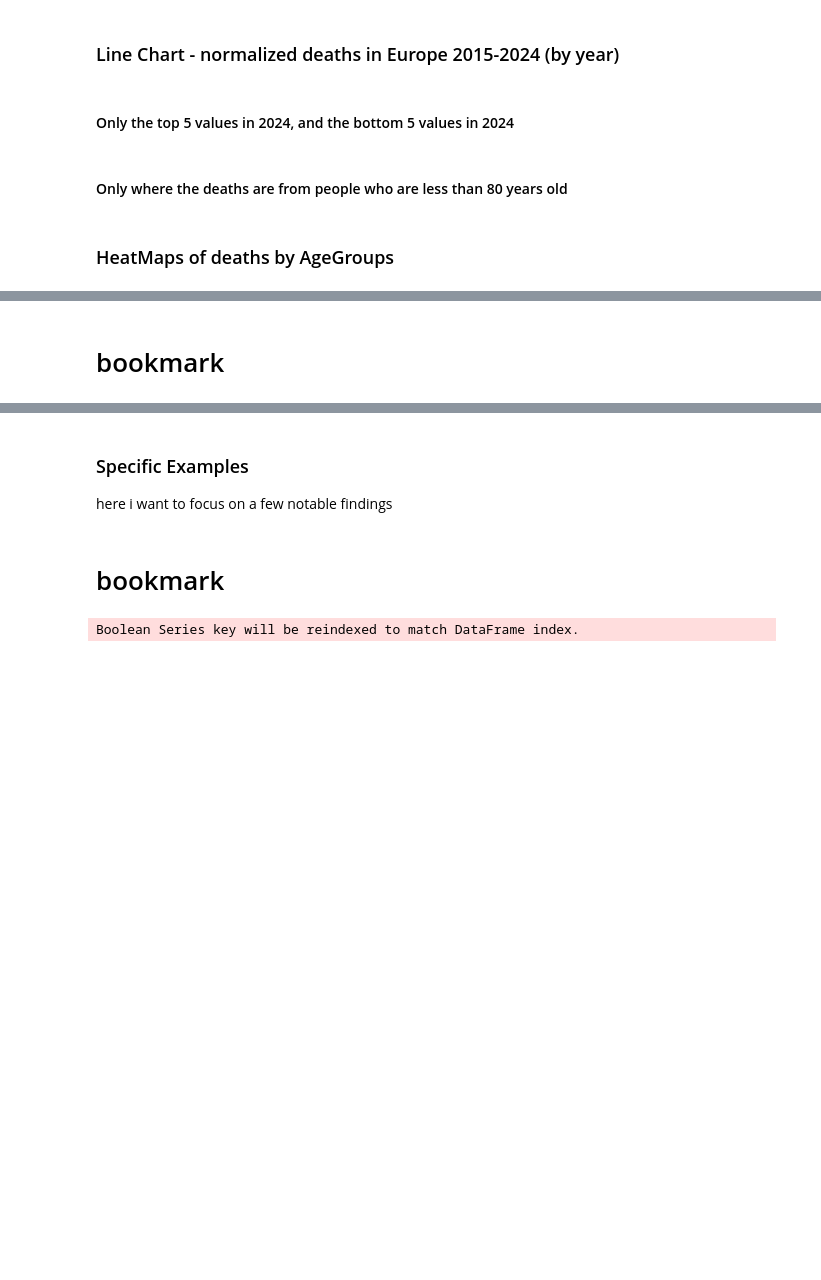
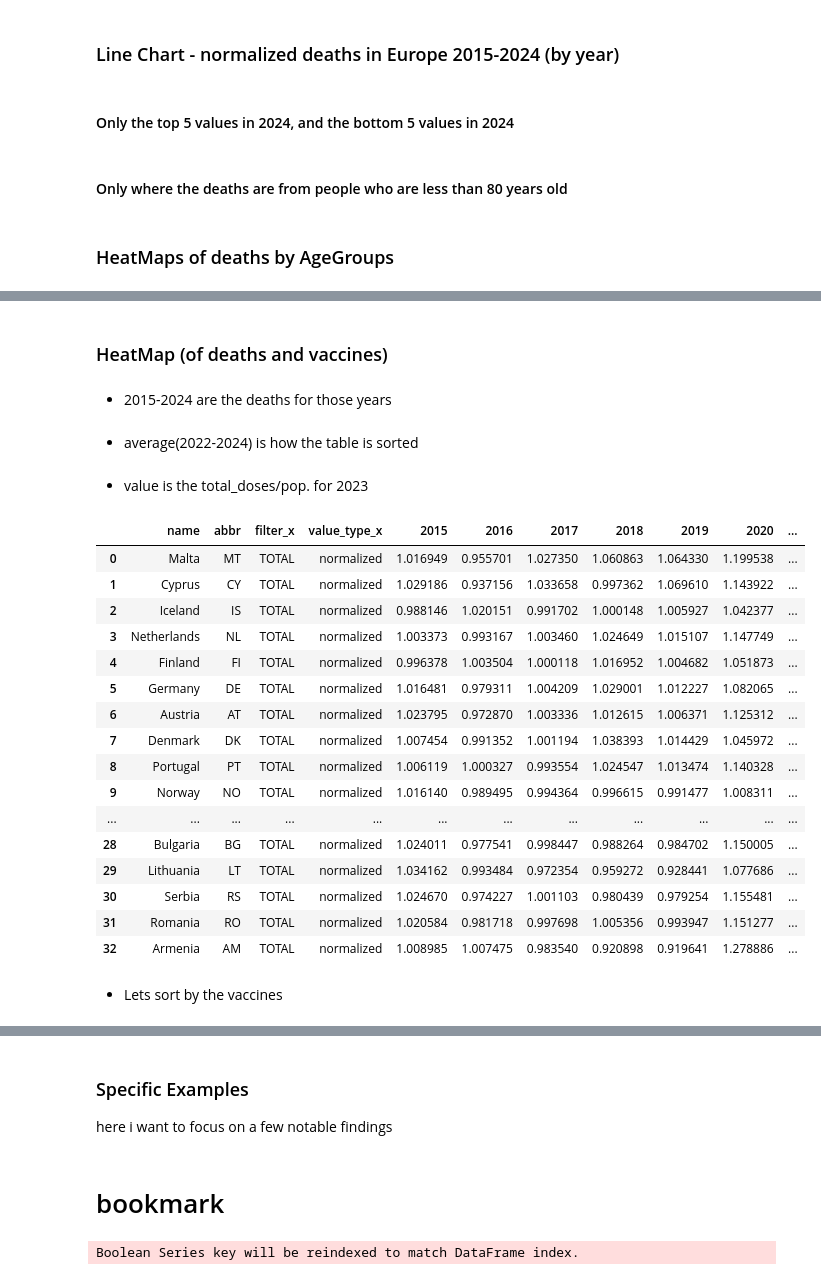
Before and after one commit to jgarza9788/Excess_Mortality_And_Vaccines_In_Europe, a Jupyter notebook: main.ipynb, the cells around one changed output, grey strips where cells are left out. Saved outputs shown, nothing was run; the diff lists cells and outputs as text; code cells hidden in the pictures; blank space fills up the shorter version.

```diff
--- a/main.ipynb
+++ b/main.ipynb
@@ -214,6 +214,9 @@ pd.set_option('display.float_format', '{:.3f}'.format)
 
 # colormap
 heatmapCM = sns.color_palette('Spectral_r', as_cmap=True)
+heatmapCM1 = sns.color_palette('Spectral_r', as_cmap=True)
+heatmapCM2 = sns.color_palette('coolwarm', as_cmap=True)
+heatmapCM3 = sns.color_palette('viridis_r', as_cmap=True)
 
 
 ## directories
@@ -1129,2 +1230,69 @@ NameError: name 'MD' is not defined
-# %% [markdown]
-# bookmark
+# %%
+display(MD('### HeatMap (of deaths and vaccines)'))
+
+temp = cd[(cd['source']=='deaths') & (cd['filter']=='TOTAL') & (cd['value_type']=='normalized')]
+
+temp = pd.pivot_table(
+    data = temp,
+    values = 'value',
+    index = ['abbr','name','filter','value_type'],
+    columns=['year'],
+    aggfunc='mean',
+)
+temp.columns.name = 'index'
+temp = temp.reset_index()
+
+temp = temp.set_index('name').reindex(sppd['name']).reset_index()
+temp['average(2022-2024)'] = (temp[2022]+temp[2023]+ temp[2024])/3.0
+temp = temp.sort_values(by='average(2022-2024)',ascending=False)
+
+## vaccines in 2023
+v2023 =cd[(cd['source']=='vaccine') & (cd['filter']=='All') & (cd['value_type']=='ratio (total_dose/pop.)') & (cd['year'] == 2023)]
+v2023 = v2023[['name','source','filter','value_type','value']]
+
+temp = pd.merge(temp,v2023, how='left',on='name')
+
+years = [y for y in range(2015,2025,1)]
+
+styled_df = temp.style.background_gradient(cmap=heatmapCM1, axis=1, subset=years) \
+                      .background_gradient(cmap=heatmapCM2, axis=0, subset=['average(2022-2024)']) \
+                      .background_gradient(cmap=heatmapCM3, axis=0, subset=['value'])
+
+display(MD('* 2015-2024 are the deaths for those years'))
+display(MD('* average(2022-2024) is how the table is sorted'))
+display(MD('* value is the total_doses/pop. for 2023'))
+
+display(styled_df)
+
+display(MD('* Lets sort by the vaccines '))
+
+temp = temp.sort_values(by='value',ascending=False)
+
+styled_df = temp.style.background_gradient(cmap=heatmapCM1, axis=1, subset=years) \
+                      .background_gradient(cmap=heatmapCM2, axis=0, subset=['average(2022-2024)']) \
+                      .background_gradient(cmap=heatmapCM3, axis=0, subset=['value'])
+
+display(styled_df)
+# %% [output]
+### HeatMap (of deaths and vaccines)
+* 2015-2024 are the deaths for those years
+* average(2022-2024) is how the table is sorted
+* value is the total_doses/pop. for 2023
+|  | name | abbr | filter_x | value_type_x | 2015 | 2016 | 2017 | 2018 | 2019 | 2020 | ... |
+| 0 | Malta | MT | TOTAL | normalized | 1.016949 | 0.955701 | 1.027350 | 1.060863 | 1.064330 | 1.199538 | ... |
+| 1 | Cyprus | CY | TOTAL | normalized | 1.029186 | 0.937156 | 1.033658 | 0.997362 | 1.069610 | 1.143922 | ... |
+| 2 | Iceland | IS | TOTAL | normalized | 0.988146 | 1.020151 | 0.991702 | 1.000148 | 1.005927 | 1.042377 | ... |
+| 3 | Netherlands | NL | TOTAL | normalized | 1.003373 | 0.993167 | 1.003460 | 1.024649 | 1.015107 | 1.147749 | ... |
+| 4 | Finland | FI | TOTAL | normalized | 0.996378 | 1.003504 | 1.000118 | 1.016952 | 1.004682 | 1.051873 | ... |
+| 5 | Germany | DE | TOTAL | normalized | 1.016481 | 0.979311 | 1.004209 | 1.029001 | 1.012227 | 1.082065 | ... |
+| 6 | Austria | AT | TOTAL | normalized | 1.023795 | 0.972870 | 1.003336 | 1.012615 | 1.006371 | 1.125312 | ... |
+| 7 | Denmark | DK | TOTAL | normalized | 1.007454 | 0.991352 | 1.001194 | 1.038393 | 1.014429 | 1.045972 | ... |
+| 8 | Portugal | PT | TOTAL | normalized | 1.006119 | 1.000327 | 0.993554 | 1.024547 | 1.013474 | 1.140328 | ... |
+| 9 | Norway | NO | TOTAL | normalized | 1.016140 | 0.989495 | 0.994364 | 0.996615 | 0.991477 | 1.008311 | ... |
+| ... | ... | ... | ... | ... | ... | ... | ... | ... | ... | ... | ... |
+| 28 | Bulgaria | BG | TOTAL | normalized | 1.024011 | 0.977541 | 0.998447 | 0.988264 | 0.984702 | 1.150005 | ... |
+| 29 | Lithuania | LT | TOTAL | normalized | 1.034162 | 0.993484 | 0.972354 | 0.959272 | 0.928441 | 1.077686 | ... |
+| 30 | Serbia | RS | TOTAL | normalized | 1.024670 | 0.974227 | 1.001103 | 0.980439 | 0.979254 | 1.155481 | ... |
+| 31 | Romania | RO | TOTAL | normalized | 1.020584 | 0.981718 | 0.997698 | 1.005356 | 0.993947 | 1.151277 | ... |
+| 32 | Armenia | AM | TOTAL | normalized | 1.008985 | 1.007475 | 0.983540 | 0.920898 | 0.919641 | 1.278886 | ... |
+* Lets sort by the vaccines
```
Also changed, not shown: parts of 10 cells of this notebook.
